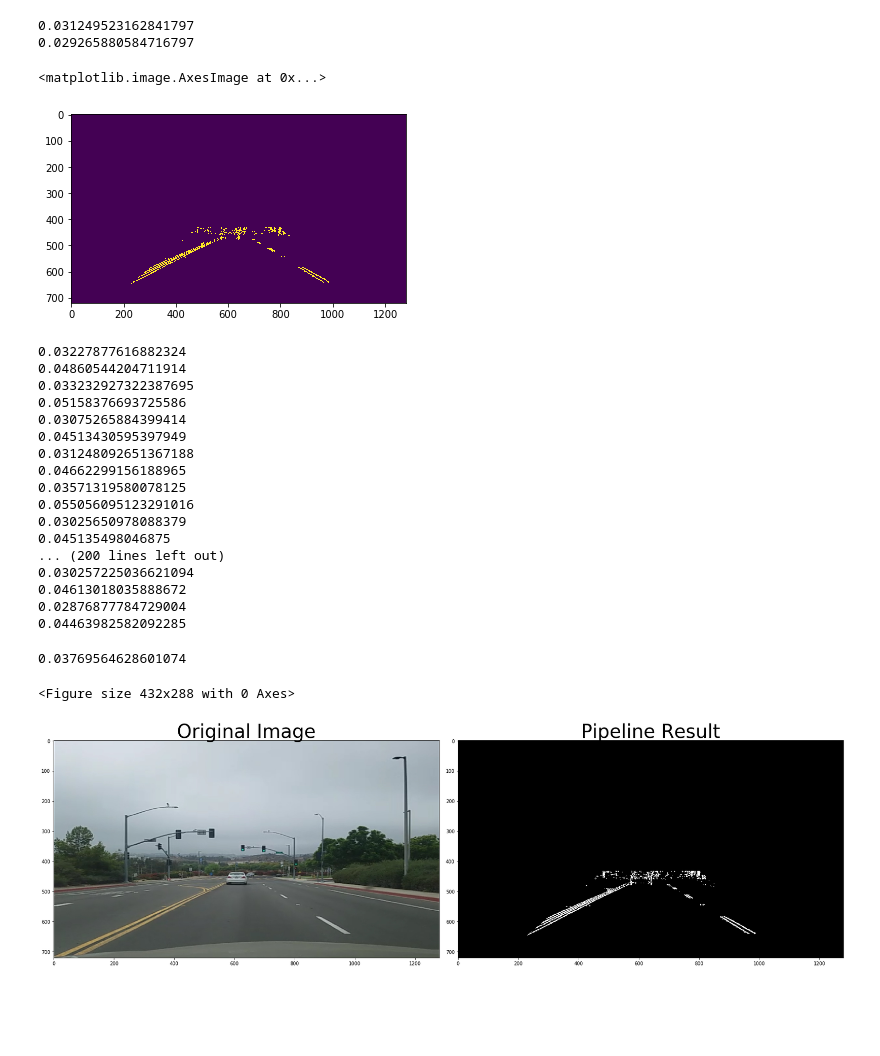
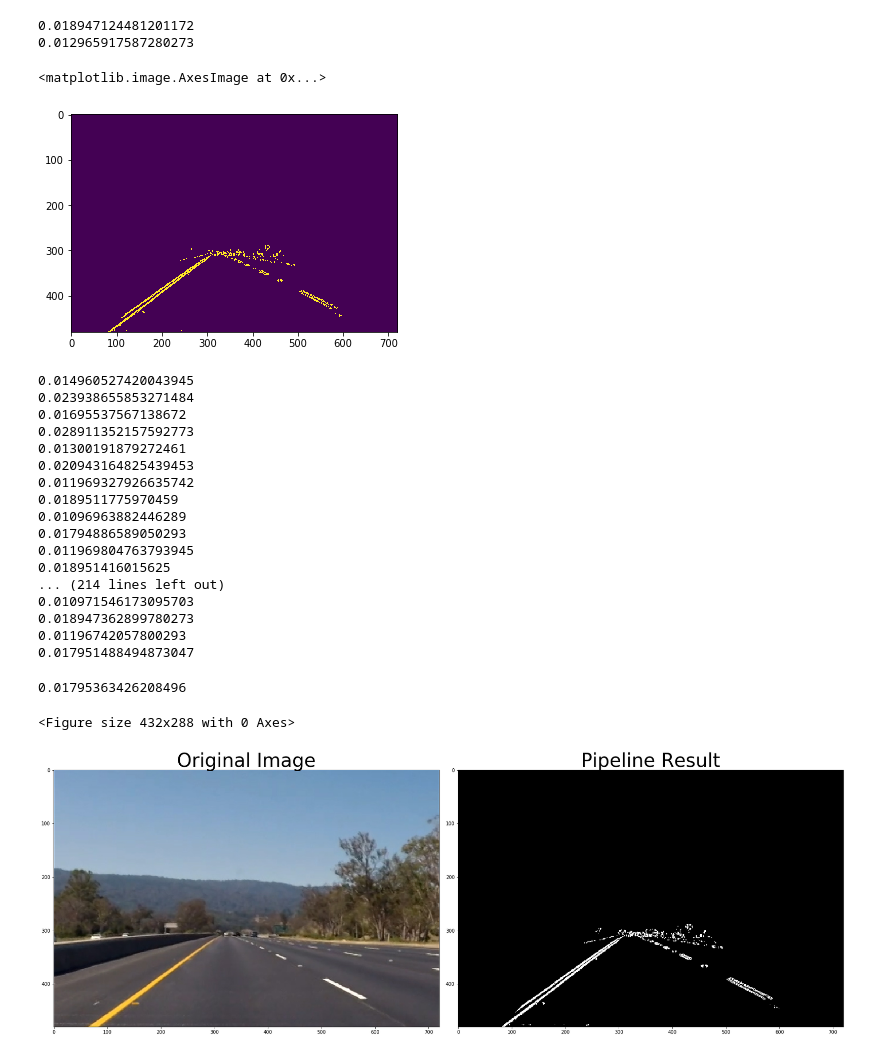
Before and after one commit to NitheshSinghSanjay/Deep-Neural-Network-based-Real-Time-Object-Detection-for-Raspberry-Pi-and-non-GPU-devices, a Jupyter notebook: GoPiGo/lane_detection2.ipynb, the cells around one changed output. Saved outputs shown, nothing was run; the diff lists cells and outputs as text; code cells hidden in the pictures; blank space fills up the shorter version.

Commit message:
Testing on 296x304 video

```diff
--- a/GoPiGo/lane_detection2.ipynb
+++ b/GoPiGo/lane_detection2.ipynb
@@ -234,16 +234,16 @@ def process_image(image):
 # %%
 # set color map to gray, default is RGB
 first_frame = 1
-image12 = mpimg.imread('road2.jpg')
+image12 = mpimg.imread('downsize-road.jpg')
 result0 = process_image(image12)
 plt.imshow(process_image(image12))
 # %% [output]
-0.031249523162841797
-0.029265880584716797
+0.018947124481201172
+0.012965917587280273
 <matplotlib.image.AxesImage at 0x...>
-[figure, old version]
+[figure, new version]
 # %%
-cap = cv.VideoCapture('project_video.mp4')
+cap = cv.VideoCapture('downsized-sequence-01.mp4')
 
 while(True):
     ret, frame = cap.read()
@@ -257,23 +257,23 @@ while(True):
 cap.release()
 cv.destroyAllWindows()
 # %% [output]
-0.03227877616882324
-0.04860544204711914
-0.033232927322387695
-0.05158376693725586
-0.03075265884399414
-0.04513430595397949
-0.031248092651367188
-0.04662299156188965
-0.03571319580078125
-0.055056095123291016
-0.03025650978088379
-0.045135498046875
-... (200 lines left out)
-0.030257225036621094
-0.04613018035888672
-0.02876877784729004
-0.04463982582092285
+0.014960527420043945
+0.023938655853271484
+0.01695537567138672
+0.028911352157592773
+0.01300191879272461
+0.020943164825439453
+0.011969327926635742
+0.0189511775970459
+0.01096963882446289
+0.01794886589050293
+0.011969804763793945
+0.018951416015625
+... (214 lines left out)
+0.010971546173095703
+0.018947362899780273
+0.01196742057800293
+0.017951488494873047
 # %%
 result = process_image(image12)
 
@@ -290,9 +290,9 @@ ax2.set_title('Pipeline Result', fontsize=40)
 plt.subplots_adjust(left=0., right=1, top=0.9, bottom=0.)
 plt.tight_layout()
 # %% [output]
-0.03769564628601074
+0.01795363426208496
 <Figure size 432x288 with 0 Axes>
-[figure, old version]
+[figure, new version]
 # %%
 def warp_image(img):
 
```
Also changed, not shown: parts of 7 cells of this notebook, 3 other files.
